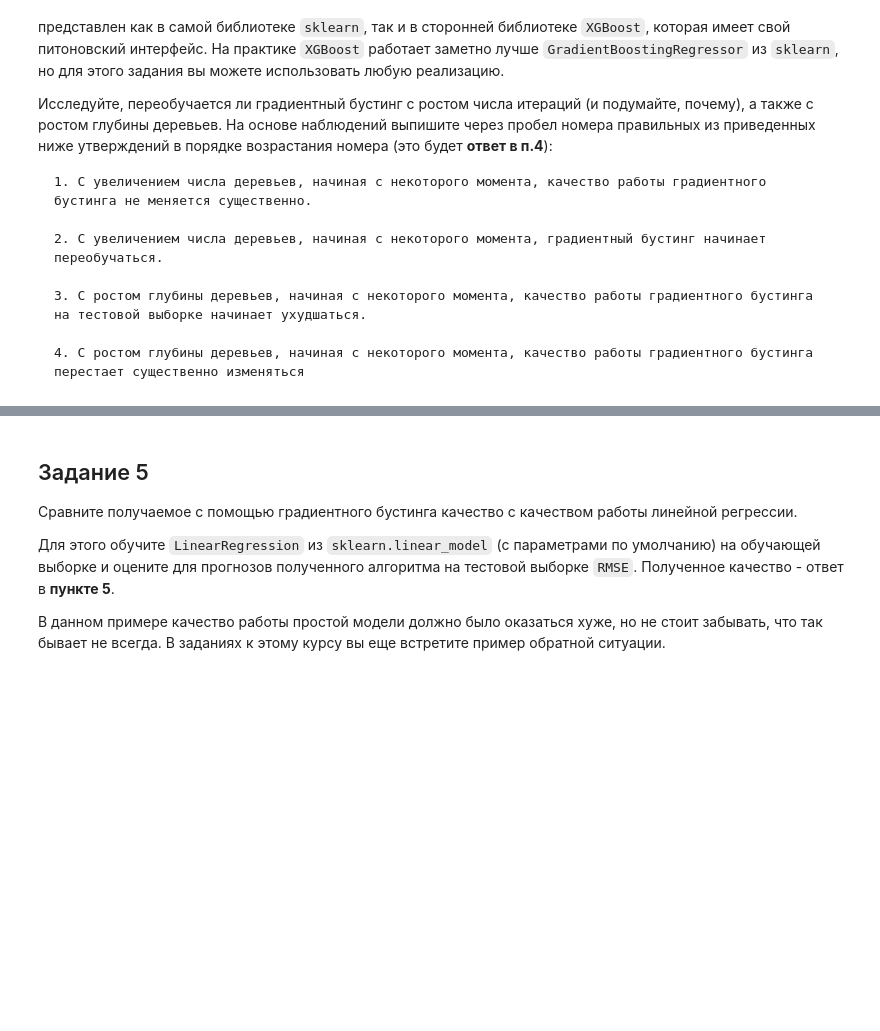
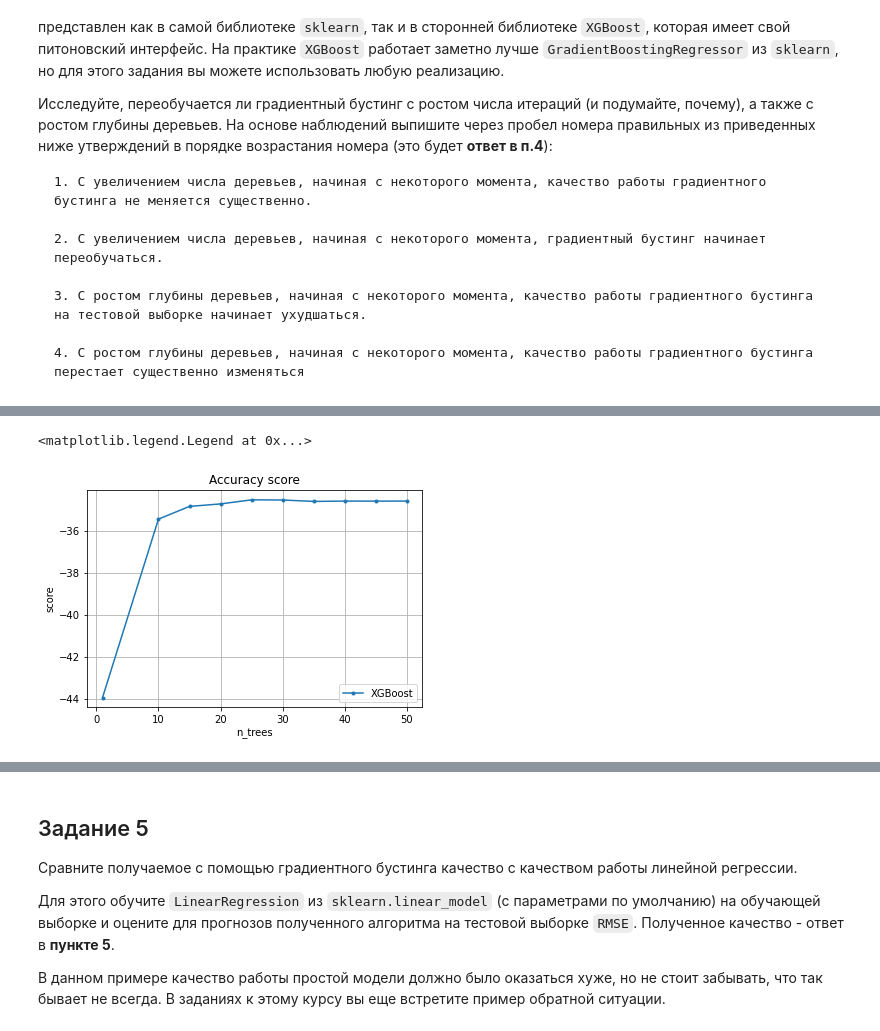
Before and after one commit to Oleksandra28/ML-MIPT, a Jupyter notebook: C2-SupervisedMachineLearning/C2W4_PA_grad_boosting.ipynb, the cells around one changed output, grey strips where cells are left out. Cells and saved outputs as stored; diff of their text form; code cells hidden in the pictures; blank space fills up the shorter version.

```diff
--- a/C2-SupervisedMachineLearning/C2W4_PA_grad_boosting.ipynb
+++ b/C2-SupervisedMachineLearning/C2W4_PA_grad_boosting.ipynb
@@ -219,0 +222,10 @@ mean_squared_error(y_test, current_prediction, squared=True)
+# %%
+n_trees = [1] + list(range(10, 55, 5))
+
+xgb_scoring = []
+for n_tree in n_trees:
+    estimator = xgb.XGBRegressor(objective='reg:squarederror',learning_rate=1, max_depth=5, n_estimators=n_tree, min_child_weight=3)
+    score = model_selection.cross_val_score(estimator, X, y,
+                                             scoring = 'neg_mean_squared_error', cv = 3)
+    xgb_scoring.append(score)
+xgb_scoring = np.asmatrix(xgb_scoring)
@@ -219,0 +245,10 @@ mean_squared_error(y_test, current_prediction, squared=True)
+# %%
+plt.plot(n_trees, xgb_scoring.mean(axis = 1), marker='.', label='XGBoost')
+plt.grid(True)
+plt.xlabel('n_trees')
+plt.ylabel('score')
+plt.title('Accuracy score')
+plt.legend(loc='lower right')
+# %% [output]
+<matplotlib.legend.Legend at 0x...>
+[figure, added]
```
Also changed, not shown: parts of 5 cells of this notebook.
